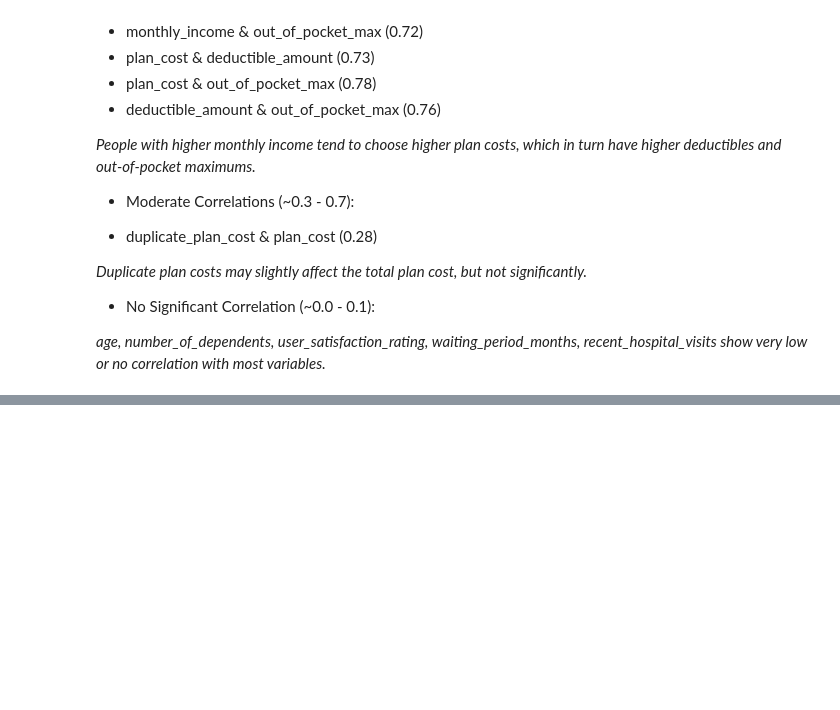
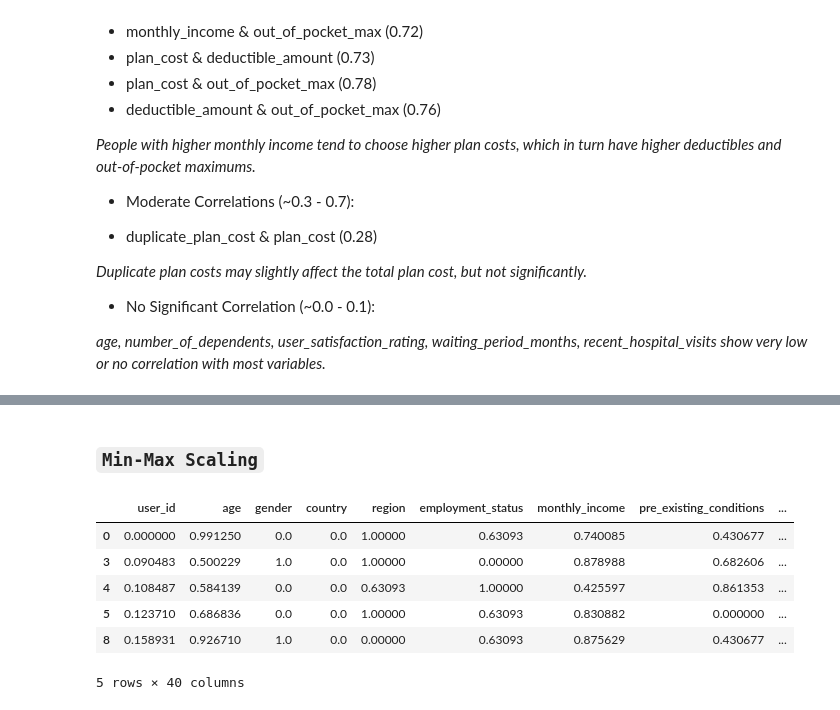
Before and after one commit to ruth-kitasi/Health-Insurance-Recommender-System, a Jupyter notebook: index.ipynb, the cells around one changed output, grey strips where cells are left out. Cells and saved outputs as stored; diff of their text form; code cells hidden in the pictures; blank space fills up the shorter version.

```diff
--- a/index.ipynb
+++ b/index.ipynb
@@ -514,0 +578,26 @@ Strong Positive Correlations (Above 0.7):
+# %% [markdown]
+### `Min-Max Scaling`
+# %%
+import numpy as np
+from sklearn.preprocessing import MinMaxScaler
+
+# Identify numerical columns
+numerical_cols = df.select_dtypes(include=['int64', 'float64']).columns
+
+# Step 1: Apply Log Transformation (log1p to handle zeros)
+df[numerical_cols] = df[numerical_cols].apply(lambda x: np.log1p(x))
+
+# Step 2: Apply Min-Max Scaling
+scaler = MinMaxScaler()
+df[numerical_cols] = scaler.fit_transform(df[numerical_cols])
+
+# Display first few rows
+df.head()
+# %% [output]
+|  | user_id | age | gender | country | region | employment_status | monthly_income | pre_existing_conditions | ... |
+| 0 | 0.000000 | 0.991250 | 0.0 | 0.0 | 1.00000 | 0.63093 | 0.740085 | 0.430677 | ... |
+| 3 | 0.090483 | 0.500229 | 1.0 | 0.0 | 1.00000 | 0.00000 | 0.878988 | 0.682606 | ... |
+| 4 | 0.108487 | 0.584139 | 0.0 | 0.0 | 0.63093 | 1.00000 | 0.425597 | 0.861353 | ... |
+| 5 | 0.123710 | 0.686836 | 0.0 | 0.0 | 1.00000 | 0.63093 | 0.830882 | 0.000000 | ... |
+| 8 | 0.158931 | 0.926710 | 1.0 | 0.0 | 0.00000 | 0.63093 | 0.875629 | 0.430677 | ... |
+5 rows × 40 columns
```
Also changed, not shown: parts of 13 cells of this notebook, 1 other file.
